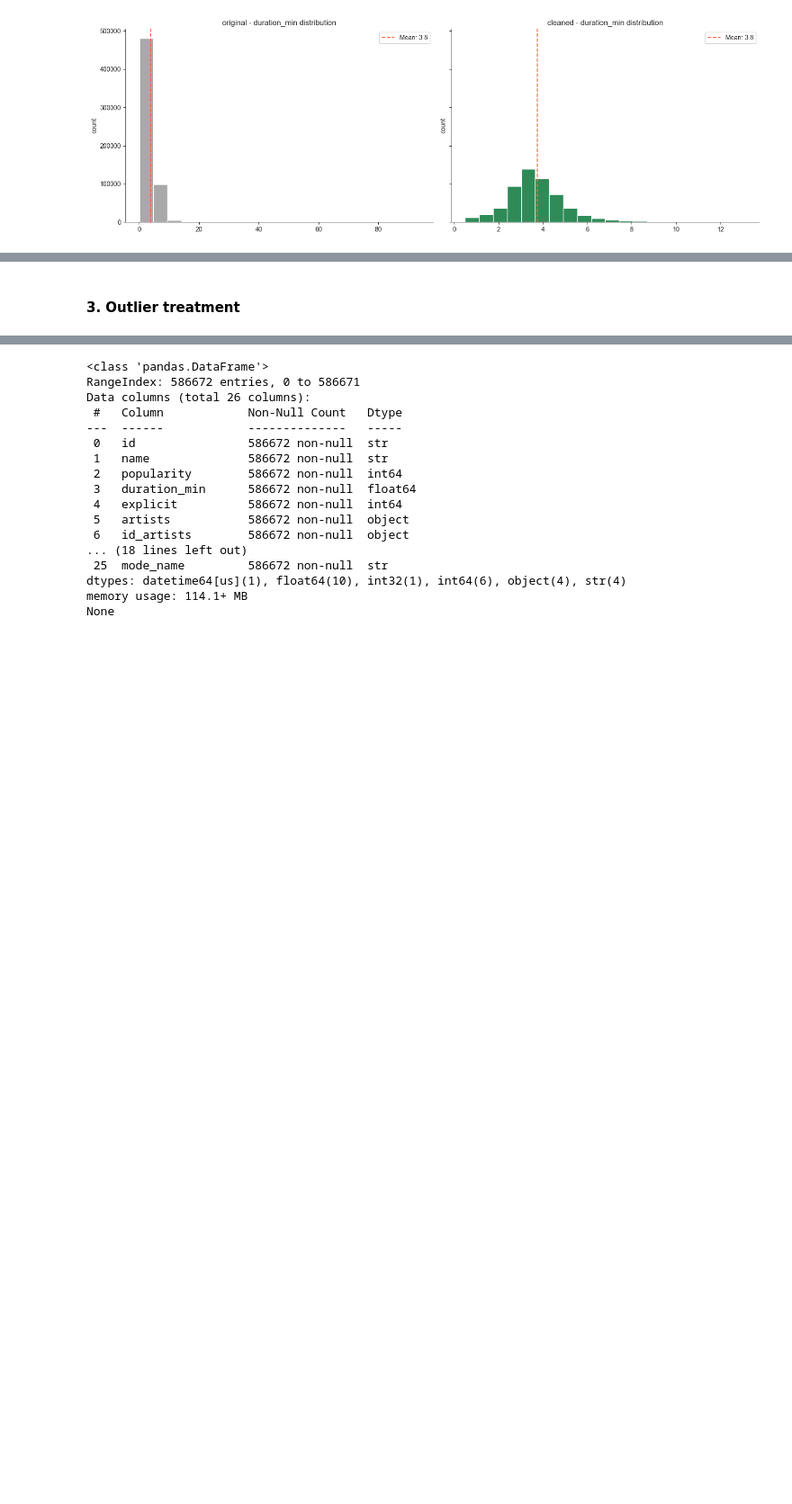
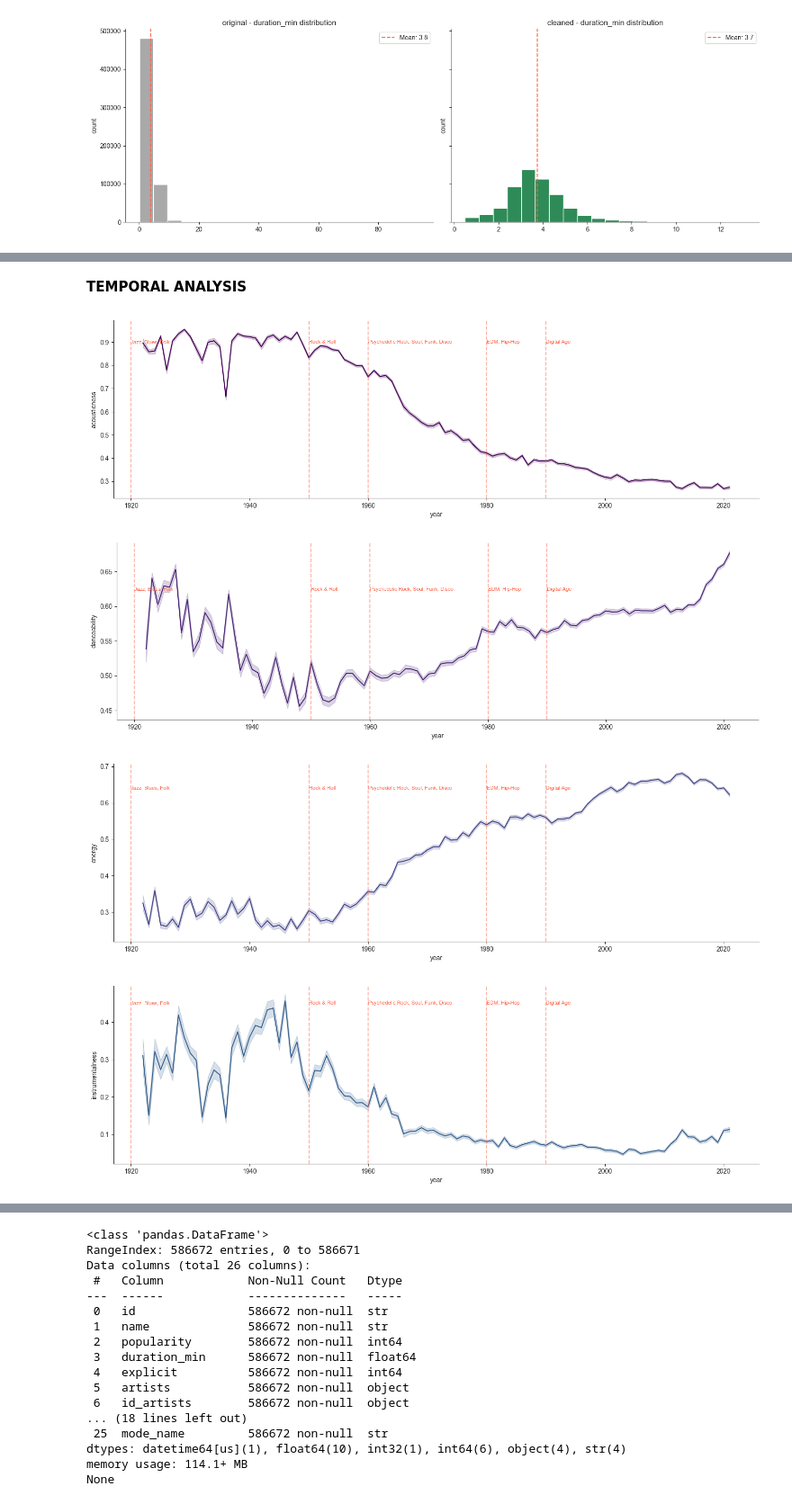
Before and after one commit to manuelcernigoj-lab/spoti-century, a Jupyter notebook: notebooks/01_tracks_elt.ipynb, the cells around one changed output, grey strips where cells are left out. Shown at 90% size. Cells and saved outputs as stored; diff of their text form; code cells hidden in the pictures; blank space fills up the shorter version.

```diff
--- a/notebooks/01_tracks_elt.ipynb
+++ b/notebooks/01_tracks_elt.ipynb
@@ -724,2 +651,0 @@ plt.show()
-# %% [markdown]
-#### 3. Outlier treatment
@@ -746,3 +652,34 @@ tracks_filtered = tracks_filtered[
+# %% [markdown]
+**TEMPORAL ANALYSIS**
 # %%
 # Extract year
-tracks['year'] = tracks['release_date'].dt.year
+tracks_clean['year'] = tracks_clean['release_date'].dt.year
+# %%
+colors = [plt.cm.viridis(i / len(features_list_all)) for i in range(len(features_list_all))]
+for i, (f, c) in enumerate(zip(features_list_all, colors)):
+    fig, ax = plt.subplots(figsize = (18,5))
+    sns.lineplot(tracks_clean[tracks_clean['year'] >=1920], x = 'year', y = f, color = c, ax = ax)
+
+    y_pos = ax.get_ylim()[1] * 0.9  # 90% of y axes value
+
+    ax.axvline(x=1920, color='tomato', linestyle='--', alpha=0.5)
+    ax.text(x=1920, y=y_pos, s='Jazz, Blues, Folk', fontsize=8, color='tomato')
+
+    ax.axvline(x=1950, color='tomato', linestyle='--', alpha=0.5)
+    ax.text(x=1950, y=y_pos, s='Rock & Roll', fontsize=8, color='tomato')
+
+    ax.axvline(x=1960, color='tomato', linestyle='--', alpha=0.5)
+    ax.text(x=1960, y=y_pos, s='Psychedelic Rock, Soul, Funk, Disco', fontsize=8, color='tomato')
+
+    ax.axvline(x=1980, color='tomato', linestyle='--', alpha=0.5)
+    ax.text(x=1980, y=y_pos, s='EDM, Hip-Hop', fontsize=8, color='tomato')
+
+    ax.axvline(x=1990, color='tomato', linestyle='--', alpha=0.5)
+    ax.text(x=1990, y=y_pos, s='Digital Age', fontsize=8, color='tomato')
+
+    sns.despine()
+# %% [output]
+[figure, added]
+[figure, added]
+[figure, added]
+[figure, added]
```
Also changed, not shown: parts of 10 cells of this notebook.
